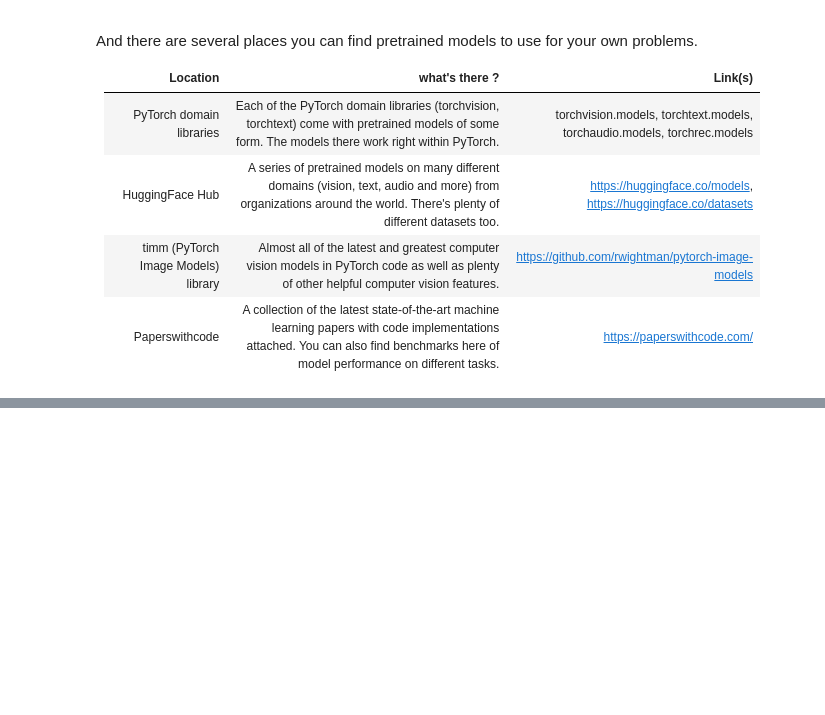
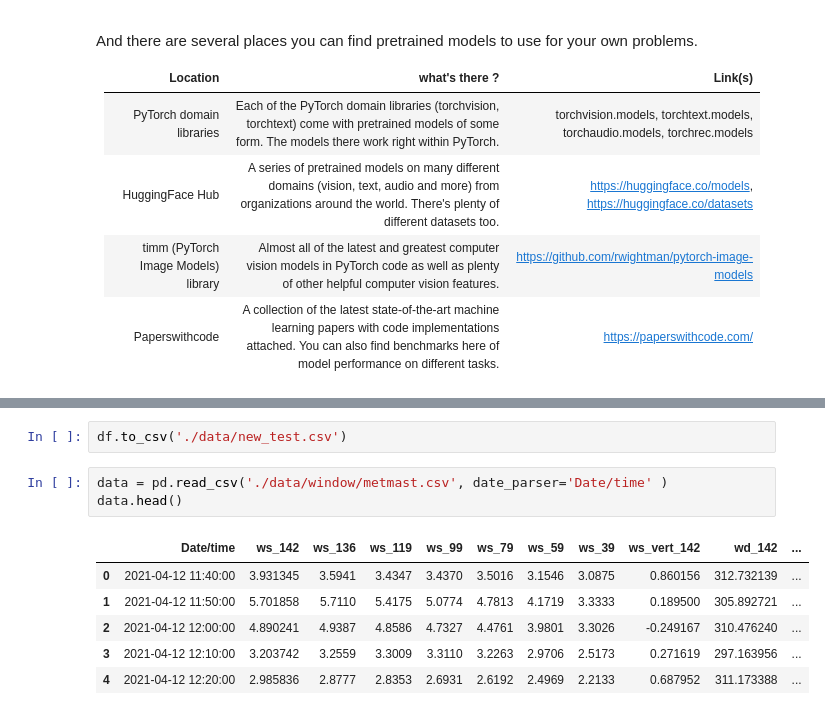
Before and after one commit to saijithendr/PyTorch, a Jupyter notebook: pytorch_basics.ipynb, the cells around one changed output, grey strips where cells are left out. Saved outputs shown, nothing was run; the diff lists cells and outputs as text; blank space fills up the shorter version.

```diff
--- a/pytorch_basics.ipynb
+++ b/pytorch_basics.ipynb
@@ -692,0 +752,12 @@ And there are several places you can find pretrained models to use for your own
+# %%
+df.to_csv('./data/new_test.csv')
+# %%
+data = pd.read_csv('./data/window/metmast.csv', date_parser='Date/time' )
+data.head()
+# %% [output]
+|  | Date/time | ws_142 | ws_136 | ws_119 | ws_99 | ws_79 | ws_59 | ws_39 | ws_vert_142 | wd_142 | ... |
+| 0 | 2021-04-12 11:40:00 | 3.931345 | 3.5941 | 3.4347 | 3.4370 | 3.5016 | 3.1546 | 3.0875 | 0.860156 | 312.732139 | ... |
+| 1 | 2021-04-12 11:50:00 | 5.701858 | 5.7110 | 5.4175 | 5.0774 | 4.7813 | 4.1719 | 3.3333 | 0.189500 | 305.892721 | ... |
+| 2 | 2021-04-12 12:00:00 | 4.890241 | 4.9387 | 4.8586 | 4.7327 | 4.4761 | 3.9801 | 3.3026 | -0.249167 | 310.476240 | ... |
+| 3 | 2021-04-12 12:10:00 | 3.203742 | 3.2559 | 3.3009 | 3.3110 | 3.2263 | 2.9706 | 2.5173 | 0.271619 | 297.163956 | ... |
+| 4 | 2021-04-12 12:20:00 | 2.985836 | 2.8777 | 2.8353 | 2.6931 | 2.6192 | 2.4969 | 2.2133 | 0.687952 | 311.173388 | ... |
```
Also changed, not shown: parts of 23 cells of this notebook, 1 other file.
